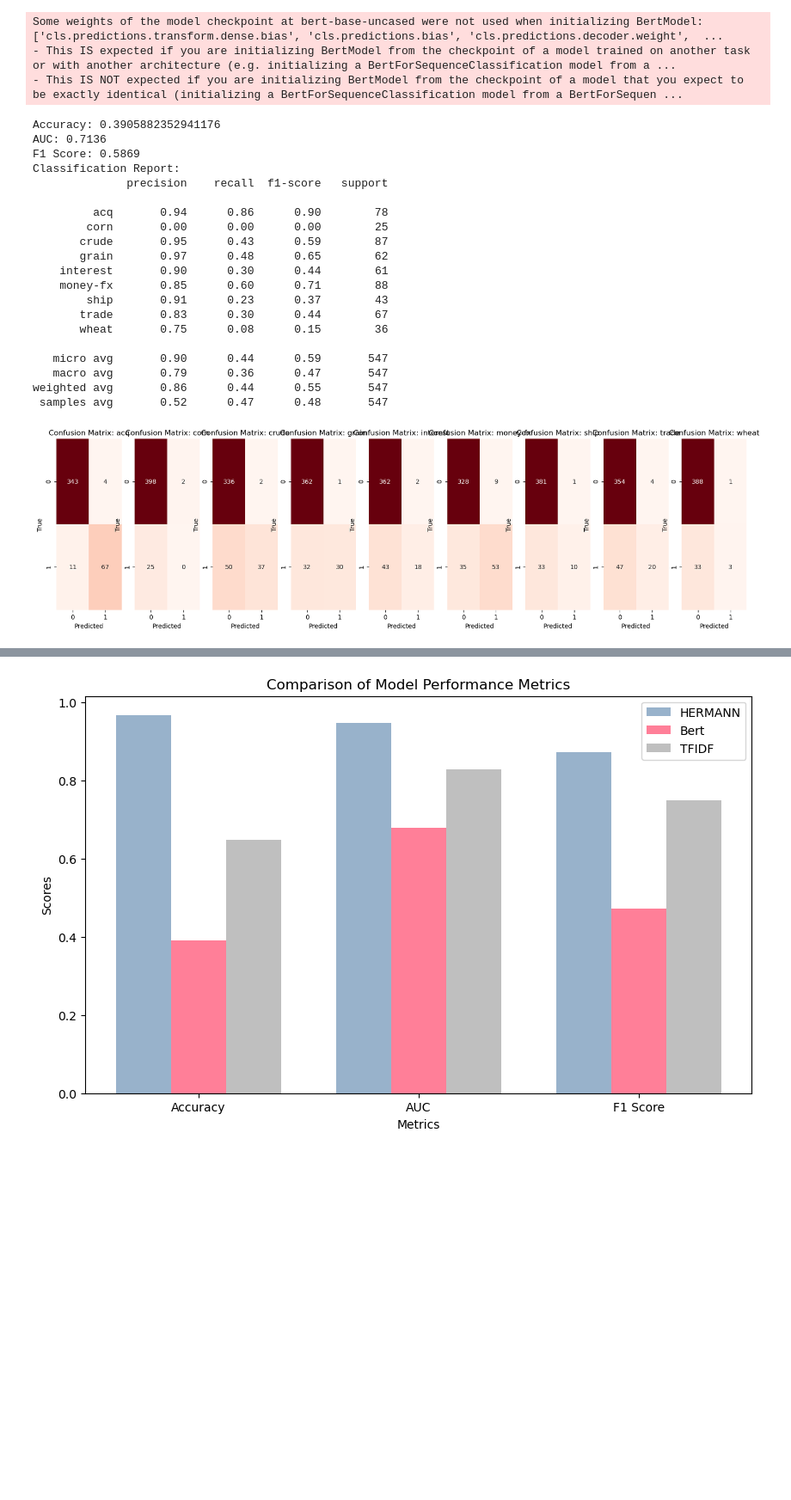
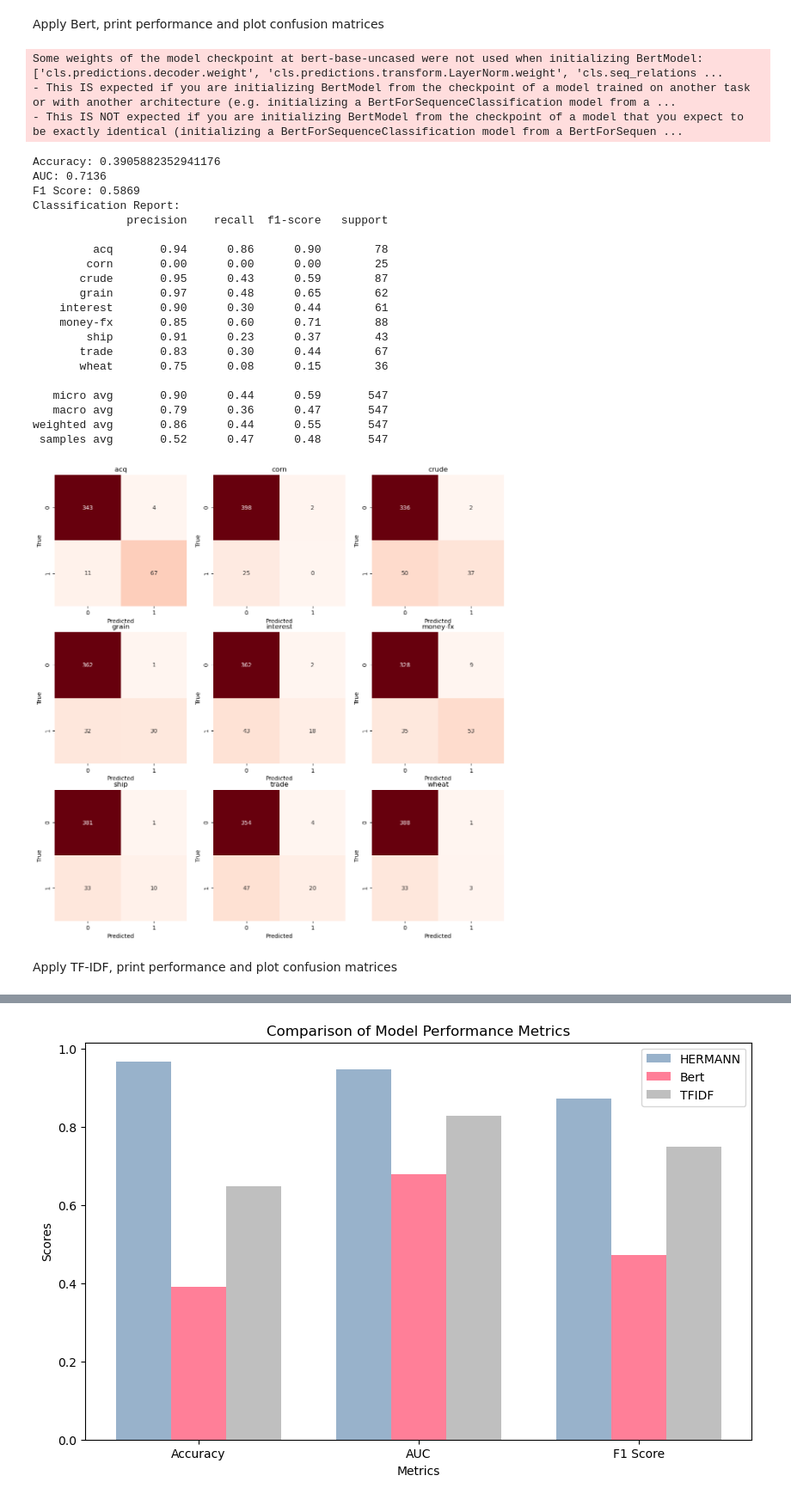
Before and after one commit to erelon/tree2matrix, a Jupyter notebook: examples/text/bert_tfidf_on_text.ipynb, the cells around one changed output, grey strips where cells are left out. Shown: that part at 86% size. Drawn from its saved outputs; the diff is of its cells as text; code cells hidden in the pictures; blank space fills up the shorter version.

```diff
--- a/examples/text/bert_tfidf_on_text.ipynb
+++ b/examples/text/bert_tfidf_on_text.ipynb
@@ -11,3 +6,5 @@ To: /content/develop.txt
+# %% [markdown]
+Apply Bert, print performance and plot confusion matrices
 # %%
 import numpy as np
 import torch
@@ -35,12 +32,13 @@ def get_bert_embeddings(texts):
 
 def plot_confusion_matrices(conf_matrices, labels):
     n_labels = len(labels)
-    fig, axes = plt.subplots(1, n_labels, figsize=(20, 5))
+    fig, axes = plt.subplots(3, n_labels//3, figsize=(14,14))
+    axes = axes.flatten()
     if n_labels == 1:
         axes = [axes]
     for i, (matrix, label) in enumerate(zip(conf_matrices, labels)):
         disp = sns.heatmap(matrix, annot=True, fmt='d', ax=axes[i], cmap='Reds', cbar=False)
-        axes[i].set_title(f'Confusion Matrix: {label}')
+        axes[i].set_title(f'{label}')
         axes[i].set_xlabel('Predicted')
         axes[i].set_ylabel('True')
     plt.show()
@@ -95,35 +93,37 @@ if __name__ == '__main__':
 
     class_report = classification_report(y_test, y_pred, target_names=label_classes, zero_division=0)
     print("Classification Report:")
     print(class_report)
 
     conf_matrix = multilabel_confusion_matrix(y_test, y_pred)
     plot_confusion_matrices(conf_matrix, label_classes)
 # %% [output]
-Some weights of the model checkpoint at bert-base-uncased were not used when initializing BertModel: ['cls.predictions.transform.dense.bias', 'cls.predictions.bias', 'cls.predictions.decoder.weight',  ...
+Some weights of the model checkpoint at bert-base-uncased were not used when initializing BertModel: ['cls.predictions.decoder.weight', 'cls.predictions.transform.LayerNorm.weight', 'cls.seq_relations ...
 - This IS expected if you are initializing BertModel from the checkpoint of a model trained on another task or with another architecture (e.g. initializing a BertForSequenceClassification model from a ...
 - This IS NOT expected if you are initializing BertModel from the checkpoint of a model that you expect to be exactly identical (initializing a BertForSequenceClassification model from a BertForSequen ...
 Accuracy: 0.3905882352941176
 AUC: 0.7136
 F1 Score: 0.5869
 Classification Report:
               precision    recall  f1-score   support
 
          acq       0.94      0.86      0.90        78
         corn       0.00      0.00      0.00        25
        crude       0.95      0.43      0.59        87
        grain       0.97      0.48      0.65        62
     interest       0.90      0.30      0.44        61
     money-fx       0.85      0.60      0.71        88
         ship       0.91      0.23      0.37        43
        trade       0.83      0.30      0.44        67
        wheat       0.75      0.08      0.15        36
 
    micro avg       0.90      0.44      0.59       547
    macro avg       0.79      0.36      0.47       547
 weighted avg       0.86      0.44      0.55       547
  samples avg       0.52      0.47      0.48       547
-[figure, old version]
+[figure, new version]
+# %% [markdown]
+Apply TF-IDF, print performance and plot confusion matrices
 # %%
 import numpy as np
 from sklearn.feature_extraction.text import TfidfVectorizer
```
Also changed, not shown: parts of 4 cells of this notebook, 2 other files.
